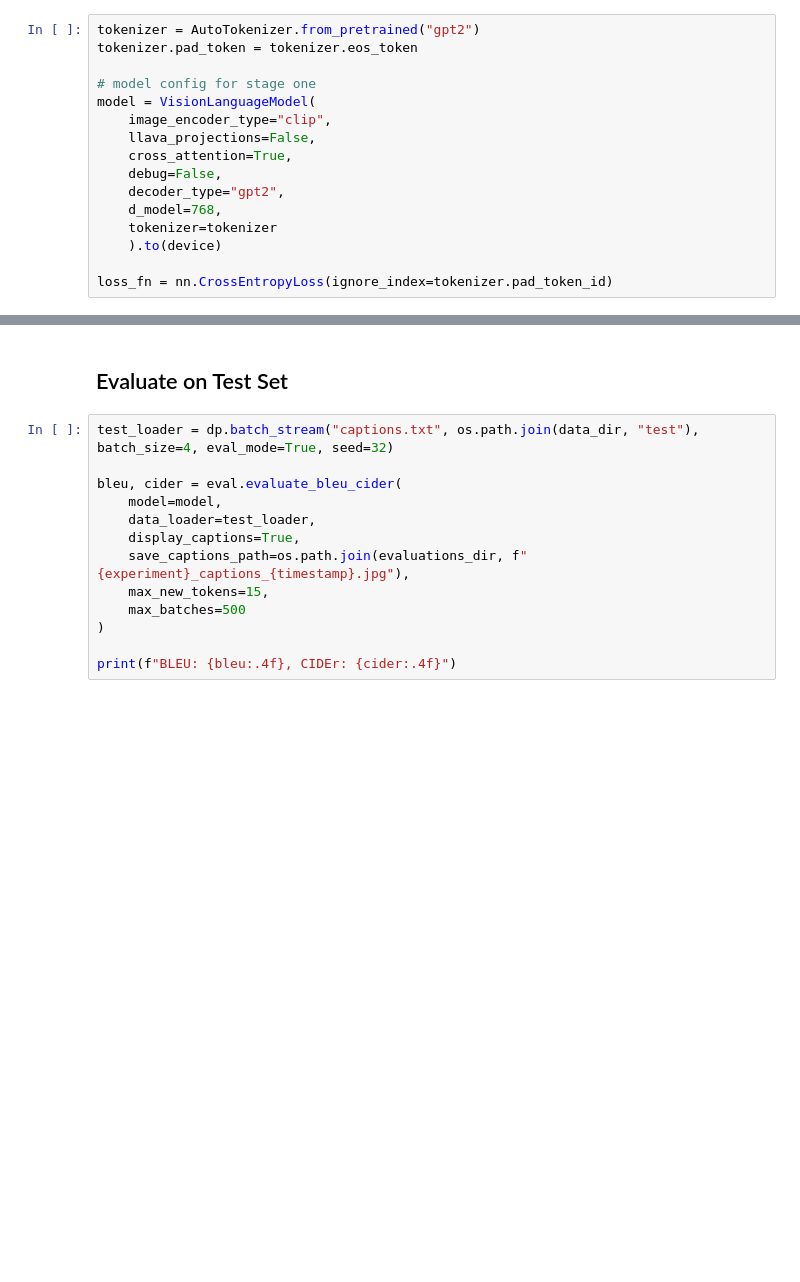
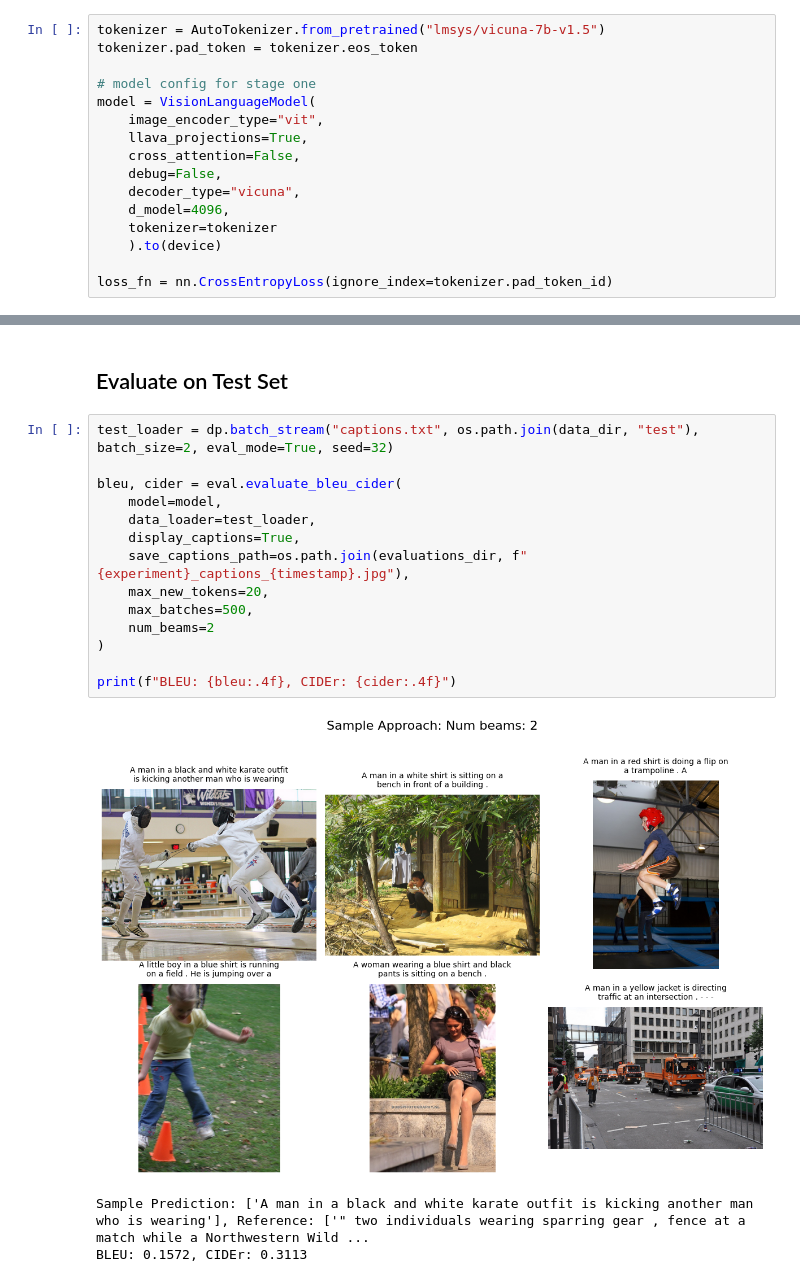
Before and after one commit to S-Spence/vlm-image-captioning, a Jupyter notebook: experiments/experiment_6.ipynb, the cells around one changed output, grey strips where cells are left out. Cells and saved outputs as stored; diff of their text form; blank space fills up the shorter version.

```diff
--- a/experiments/experiment_6.ipynb
+++ b/experiments/experiment_6.ipynb
@@ -92,15 +110,15 @@ dp.visualize_random_captions([batch_1, batch_2])
 # %%
-tokenizer = AutoTokenizer.from_pretrained("gpt2")
+tokenizer = AutoTokenizer.from_pretrained("lmsys/vicuna-7b-v1.5")
 tokenizer.pad_token = tokenizer.eos_token
 
 # model config for stage one
 model = VisionLanguageModel(
-    image_encoder_type="clip",
-    llava_projections=False,
-    cross_attention=True,
+    image_encoder_type="vit",
+    llava_projections=True,
+    cross_attention=False,
     debug=False,
-    decoder_type="gpt2",
-    d_model=768,
+    decoder_type="vicuna",
+    d_model=4096,
     tokenizer=tokenizer
     ).to(device)
 
@@ -132,18 +175,23 @@ train.train(
 # %% [markdown]
 ## Evaluate on Test Set
 # %%
-test_loader = dp.batch_stream("captions.txt", os.path.join(data_dir, "test"), batch_size=4, eval_mode=True, seed=32)
+test_loader = dp.batch_stream("captions.txt", os.path.join(data_dir, "test"), batch_size=2, eval_mode=True, seed=32)
 
 bleu, cider = eval.evaluate_bleu_cider(
     model=model,
     data_loader=test_loader,
     display_captions=True,
     save_captions_path=os.path.join(evaluations_dir, f"{experiment}_captions_{timestamp}.jpg"),
-    max_new_tokens=15,
-    max_batches=500
+    max_new_tokens=20,
+    max_batches=500,
+    num_beams=2
 )
 
 print(f"BLEU: {bleu:.4f}, CIDEr: {cider:.4f}")
+# %% [output]
+[figure, added]
+Sample Prediction: ['A man in a black and white karate outfit is kicking another man who is wearing'], Reference: ['" two individuals wearing sparring gear , fence at a match while a Northwestern Wild ...
+BLEU: 0.1572, CIDEr: 0.3113
 # %%
 # save experiment results
 results_path = os.path.join(evaluations_dir, "results.csv")
```
Also changed, not shown: parts of 9 cells of this notebook, 12 other files.
